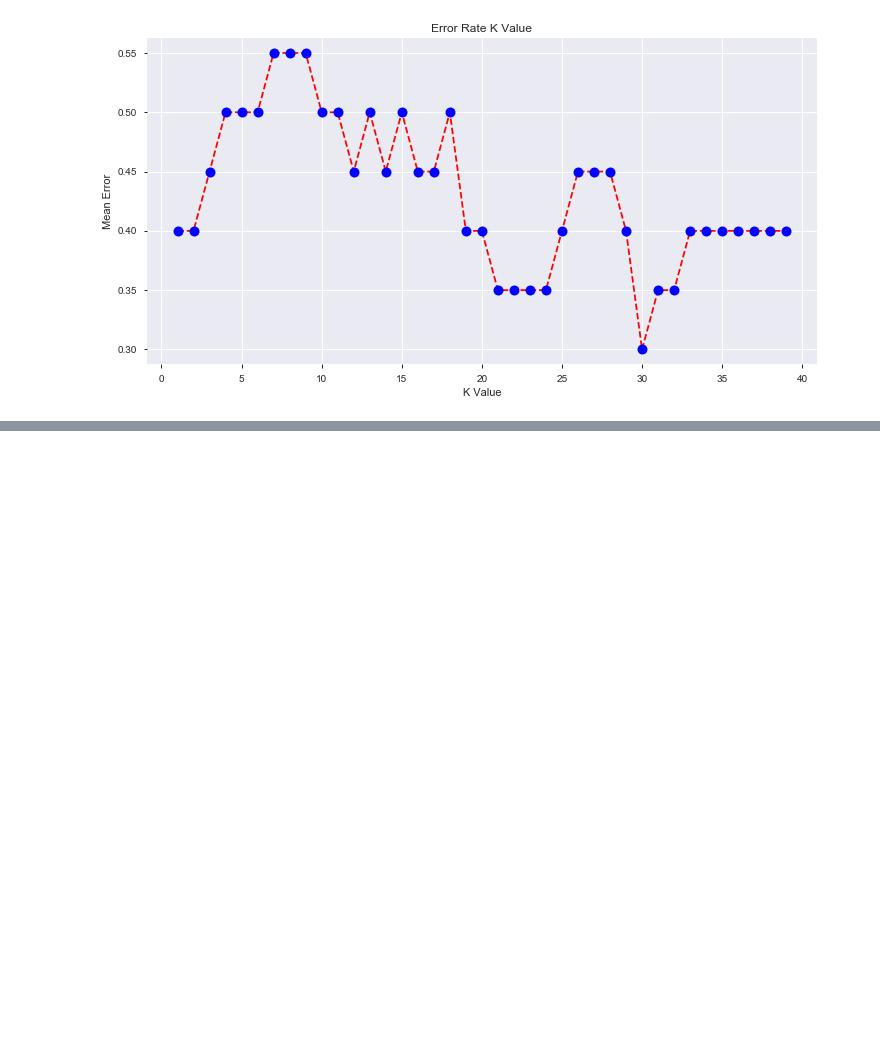
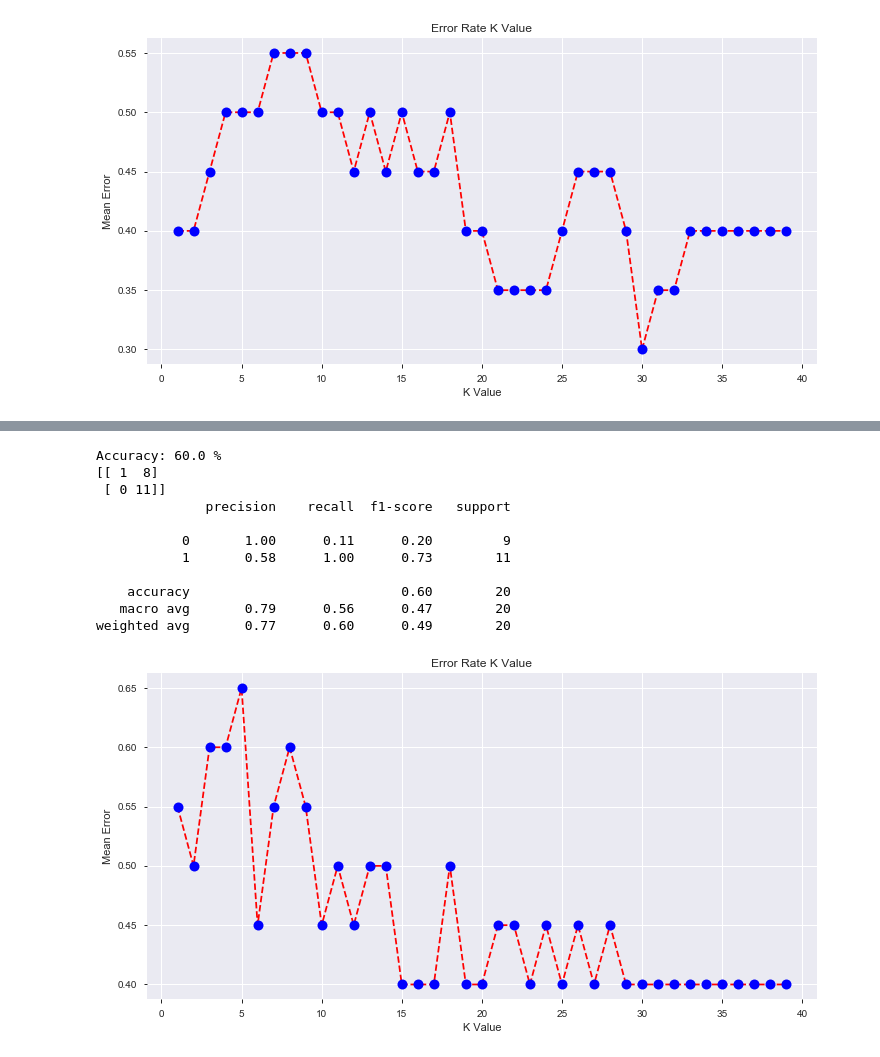
Before and after one commit to Bdarmits/Project2, a Jupyter notebook: Additional Tasks.ipynb, the cells around one changed output, grey strips where cells are left out. Cells and saved outputs as stored; diff of their text form; code cells hidden in the pictures; blank space fills up the shorter version.

```diff
--- a/Additional Tasks.ipynb
+++ b/Additional Tasks.ipynb
@@ -1051,0 +1066,5 @@ weighted avg       0.80      0.70      0.64        20
+# %%
+for i in range(3, len(MinMaxNormalization.columns)):
+    col = MinMaxNormalization.columns[i]
+    MinMaxNormalization[col] =  MinMaxNormalization[col].rank()
+MinMaxNormalization
@@ -1051,0 +1085,17 @@ weighted avg       0.80      0.70      0.64        20
+# %%
+X_train, X_test, y_train, y_test = XYsplit(MinMaxNormalization)
+# %%
+KNN(X_train, X_test, y_train, y_test, 35)
+# %% [output]
+Accuracy: 60.0 %
+[[ 1  8]
+ [ 0 11]]
+              precision    recall  f1-score   support
+
+           0       1.00      0.11      0.20         9
+           1       0.58      1.00      0.73        11
+
+    accuracy                           0.60        20
+   macro avg       0.79      0.56      0.47        20
+weighted avg       0.77      0.60      0.49        20
+[figure, added]
```
Also changed, not shown: parts of 10 cells of this notebook.
